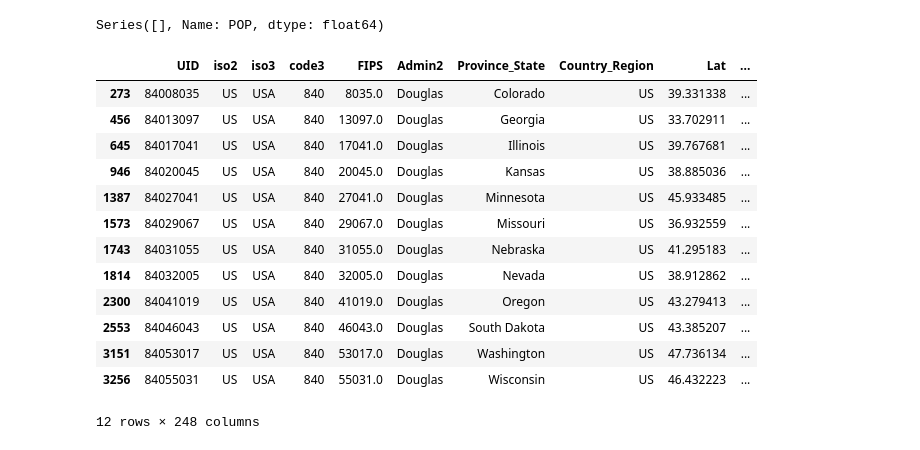
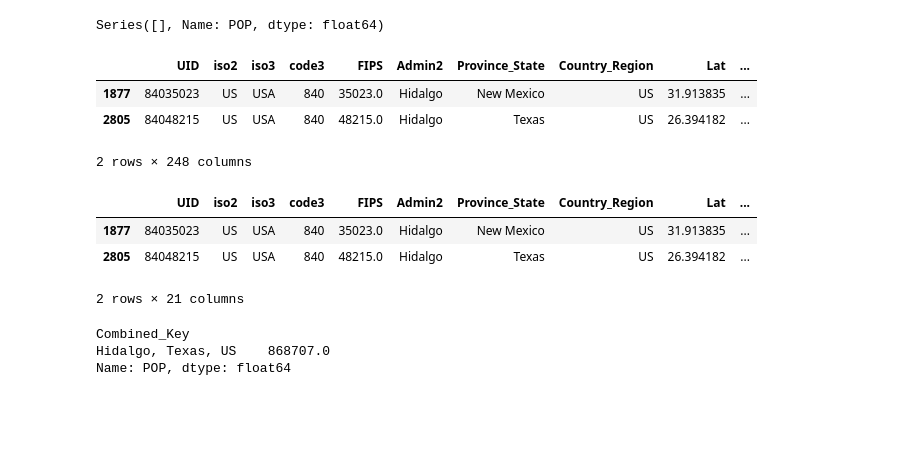
Before and after one commit to UBERCRUZER/covid19, a Jupyter notebook: notebook.ipynb, the cells around one changed output. Saved outputs shown, nothing was run; the diff lists cells and outputs as text; code cells hidden in the pictures; blank space fills up the shorter version.

```diff
--- a/notebook.ipynb
+++ b/notebook.ipynb
@@ -611,20 +611,23 @@ population[population.index == 31055.0]
 # %% [output]
 Series([], Name: POP, dtype: float64)
 # %%
-confByPopDF[confByPopDF['Admin2'] == 'Douglas']
+confByPopDF[confByPopDF['Admin2'] == 'Hidalgo']
 # %% [output]
 |  | UID | iso2 | iso3 | code3 | FIPS | Admin2 | Province_State | Country_Region | Lat | ... |
-| 273 | 84008035 | US | USA | 840 | 8035.0 | Douglas | Colorado | US | 39.331338 | ... |
-| 456 | 84013097 | US | USA | 840 | 13097.0 | Douglas | Georgia | US | 33.702911 | ... |
-| 645 | 84017041 | US | USA | 840 | 17041.0 | Douglas | Illinois | US | 39.767681 | ... |
-| 946 | 84020045 | US | USA | 840 | 20045.0 | Douglas | Kansas | US | 38.885036 | ... |
-| 1387 | 84027041 | US | USA | 840 | 27041.0 | Douglas | Minnesota | US | 45.933485 | ... |
-| 1573 | 84029067 | US | USA | 840 | 29067.0 | Douglas | Missouri | US | 36.932559 | ... |
-| 1743 | 84031055 | US | USA | 840 | 31055.0 | Douglas | Nebraska | US | 41.295183 | ... |
-| 1814 | 84032005 | US | USA | 840 | 32005.0 | Douglas | Nevada | US | 38.912862 | ... |
-| 2300 | 84041019 | US | USA | 840 | 41019.0 | Douglas | Oregon | US | 43.279413 | ... |
-| 2553 | 84046043 | US | USA | 840 | 46043.0 | Douglas | South Dakota | US | 43.385207 | ... |
-| 3151 | 84053017 | US | USA | 840 | 53017.0 | Douglas | Washington | US | 47.736134 | ... |
-| 3256 | 84055031 | US | USA | 840 | 55031.0 | Douglas | Wisconsin | US | 46.432223 | ... |
+| 1877 | 84035023 | US | USA | 840 | 35023.0 | Hidalgo | New Mexico | US | 31.913835 | ... |
+| 2805 | 84048215 | US | USA | 840 | 48215.0 | Hidalgo | Texas | US | 26.394182 | ... |
-12 rows × 248 columns
+2 rows × 248 columns
+# %%
+pd.concat([confDF[confDF['Admin2'] == 'Hidalgo'].iloc[:,:11], confDF[confDF['Admin2'] == 'Hidalgo'].iloc[:,11:].diff(axis=1).iloc[:,-10:]], axis=1)
+# %% [output]
+|  | UID | iso2 | iso3 | code3 | FIPS | Admin2 | Province_State | Country_Region | Lat | ... |
+| 1877 | 84035023 | US | USA | 840 | 35023.0 | Hidalgo | New Mexico | US | 31.913835 | ... |
+| 2805 | 84048215 | US | USA | 840 | 48215.0 | Hidalgo | Texas | US | 26.394182 | ... |
+2 rows × 21 columns
+# %%
+population[population.index=='Hidalgo, Texas, US']
+# %% [output]
+Combined_Key
+Hidalgo, Texas, US    868707.0
+Name: POP, dtype: float64
 # %%
```
Also changed, not shown: parts of 6 cells of this notebook, 1 other file.
